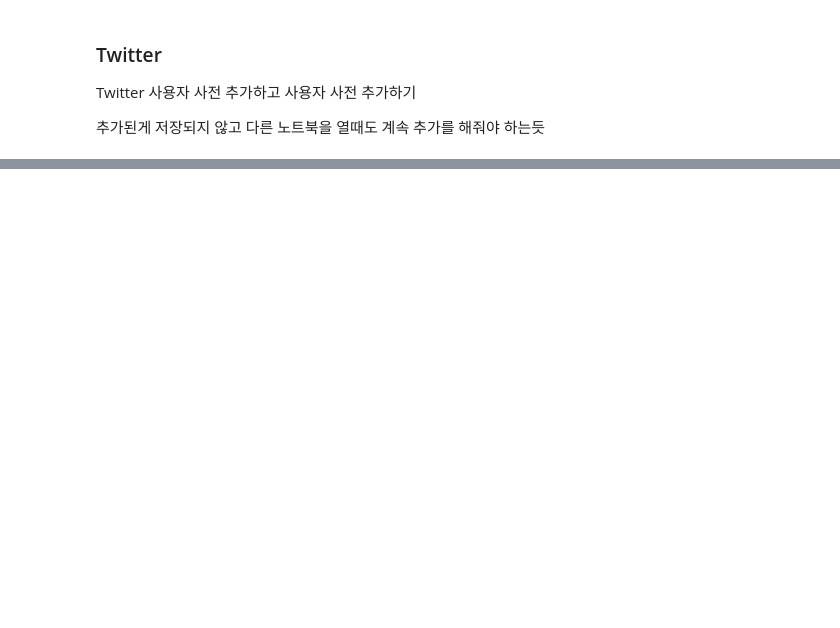
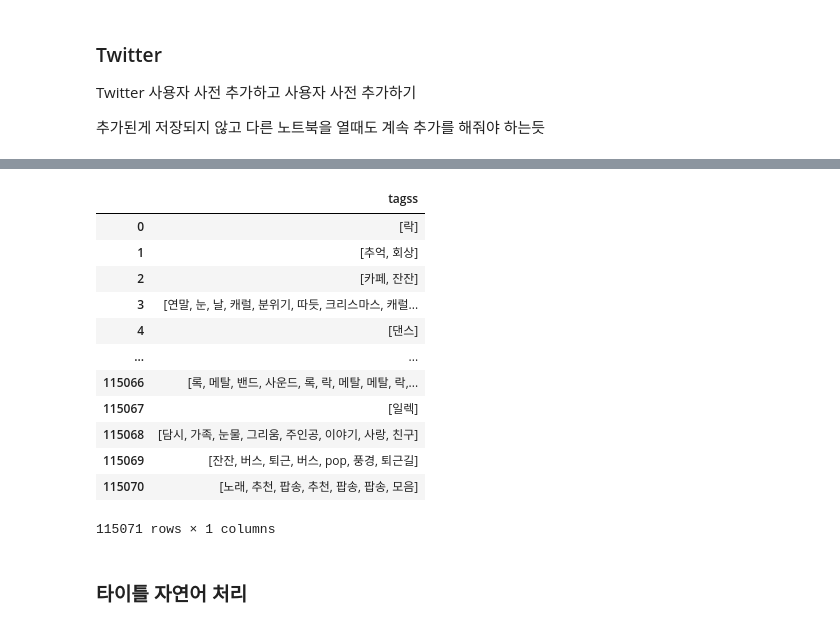
Before and after one commit to RecommendU/ForU, a Jupyter notebook: 박정호/[09_06_박정호].ipynb, the cells around one changed output, grey strips where cells are left out. Saved outputs shown, nothing was run; the diff lists cells and outputs as text; code cells hidden in the pictures; blank space fills up the shorter version.

```diff
--- a/박정호/[09_06_박정호].ipynb
+++ b/박정호/[09_06_박정호].ipynb
@@ -585,3 +393,0 @@ tag_df.to_json('data/tag_konlpy.json', orient = 'records')
-# %%
-test = train['plylst_title__'].tolist()
-test
@@ -678,0 +406,24 @@ title_to_tag_df.to_json('data/title_to_tag_konlpy.json', orient = 'records')
+# %%
+# 정규화 형태소 분석
+def konlpy_preprocessing(text, removes_stopwords = False, stop_words = []):
+    # Twitter를 활용해서
+    # stem = True > 어간 추출
+    # norm = True > 정규화 진행
+    morph = twitter.morphs(text, norm = True)
+
+    parts_of_speech = []
+    # mecab으로 원하는 품사만 뽑아오기
+    for mor in morph:
+        for word, tag in m.pos(mor):
+            if tag in ['NNP', 'NNG', 'VA', 'VV', 'SL', 'SN', 'XR', 'VA+ETM', 'VV+EC+VX+ETM']:
+                parts_of_speech.append(word)
+
+#     stopwords에 있는 단어 제거
+    if removes_stopwords == True:
+        parts_of_speech = [token for token in parts_of_speech if not token in stop_words]
+
+        stops = set(stopwords.words('english')) # 영어 불용어 불러오기
+
+        parts_of_speech = [w for w in parts_of_speech if not w in stops]
+
+    return parts_of_speech
@@ -678,0 +458,10 @@ title_to_tag_df.to_json('data/title_to_tag_konlpy.json', orient = 'records')
+# %%
+text = '기분전환'
+txt = spell_checker.check(text).checked
+display(txt)
+
+morph = twitter.pos(txt, stem = False, norm = True)
+display(morph)
+display(m.pos(text))
+
+display(total_konlpy_preprocessing(text, removes_stopwords = True, stop_words = stopword))
@@ -678,0 +500,4 @@ title_to_tag_df.to_json('data/title_to_tag_konlpy.json', orient = 'records')
+# %%
+tag = [konlpy_preprocessing(txt, removes_stopwords=True, stop_words=stopword) for txt in test['tags__']]
+display(len(tag))
+display(tag)
@@ -678,0 +523,18 @@ title_to_tag_df.to_json('data/title_to_tag_konlpy.json', orient = 'records')
+# %%
+tag_df = pd.DataFrame()
+tag_df['tagss'] = tag
+tag_df
+# %% [output]
+|  | tagss |
+| 0 | [락] |
+| 1 | [추억, 회상] |
+| 2 | [카페, 잔잔] |
+| 3 | [연말, 눈, 날, 캐럴, 분위기, 따듯, 크리스마스, 캐럴... |
+| 4 | [댄스] |
+| ... | ... |
+| 115066 | [록, 메탈, 밴드, 사운드, 록, 락, 메탈, 메탈, 락,... |
+| 115067 | [일렉] |
+| 115068 | [담시, 가족, 눈물, 그리움, 주인공, 이야기, 사랑, 친구] |
+| 115069 | [잔잔, 버스, 퇴근, 버스, pop, 풍경, 퇴근길] |
+| 115070 | [노래, 추천, 팝송, 추천, 팝송, 팝송, 모음] |
+115071 rows × 1 columns
@@ -678,0 +543,2 @@ title_to_tag_df.to_json('data/title_to_tag_konlpy.json', orient = 'records')
+# %% [markdown]
+### 타이틀 자연어 처리
```
Also changed, not shown: parts of 76 cells of this notebook, 1 other file.
